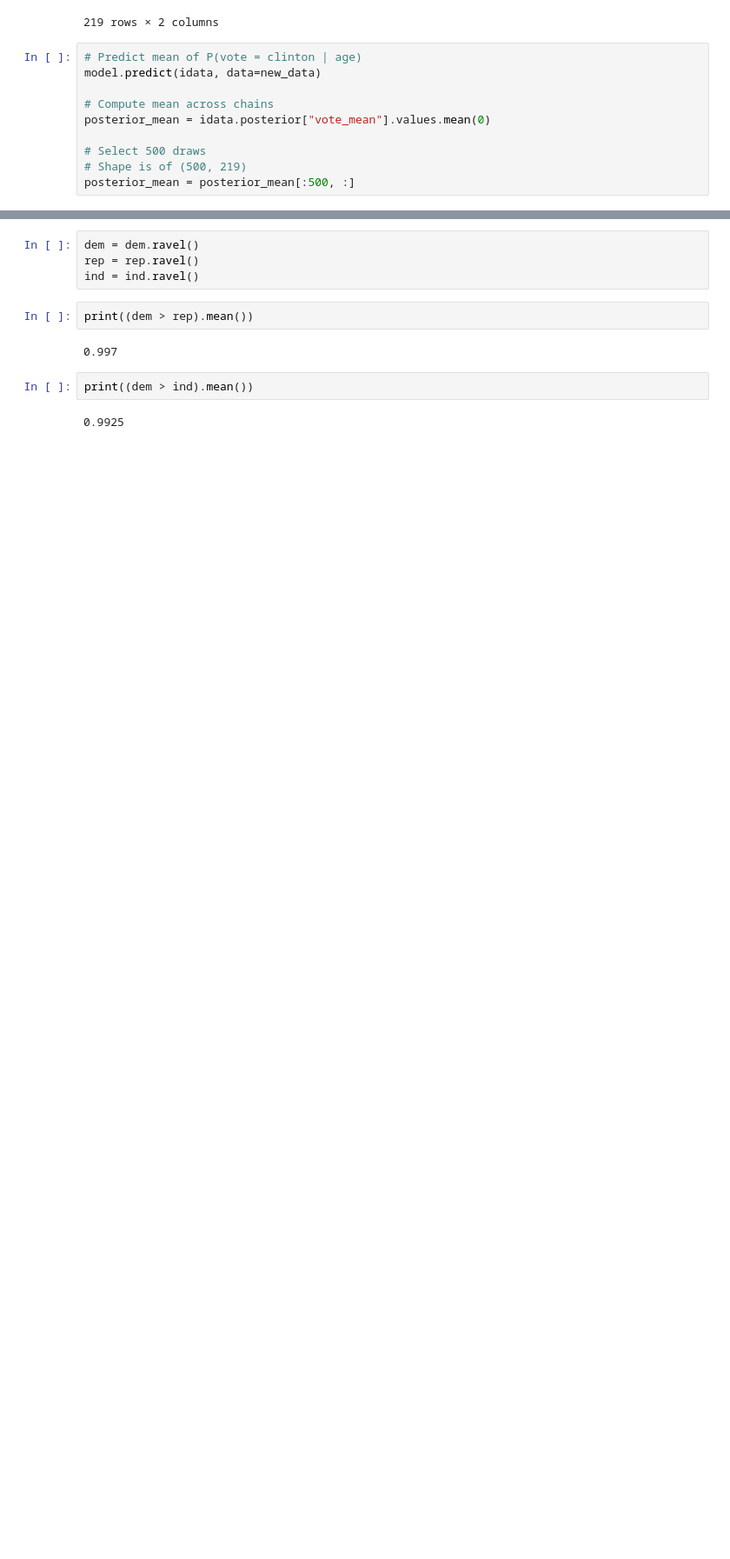
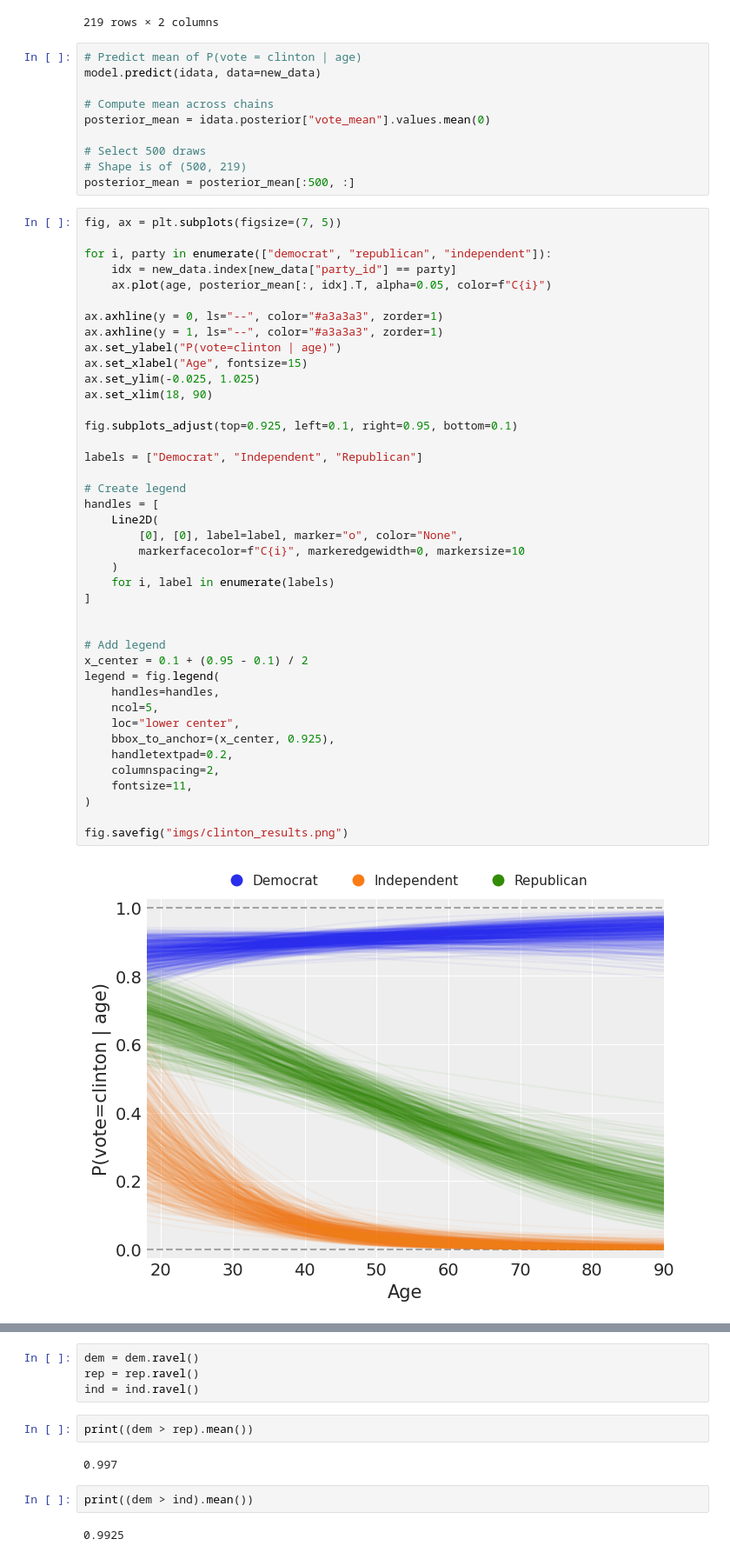
Before and after one commit to bambinos/paper, a Jupyter notebook: original/02_logistic_regression.ipynb, the cells around one changed output, grey strips where cells are left out. Shown at 87% size. Saved outputs shown, nothing was run; the diff lists cells and outputs as text; blank space fills up the shorter version.

```diff
--- a/original/02_logistic_regression.ipynb
+++ b/original/02_logistic_regression.ipynb
@@ -111,4 +108,47 @@ posterior_mean = idata.posterior["vote_mean"].values.mean(0)
 # Select 500 draws
 # Shape is of (500, 219)
 posterior_mean = posterior_mean[:500, :]
+# %%
+fig, ax = plt.subplots(figsize=(7, 5))
+
+for i, party in enumerate(["democrat", "republican", "independent"]):
+    idx = new_data.index[new_data["party_id"] == party]
+    ax.plot(age, posterior_mean[:, idx].T, alpha=0.05, color=f"C{i}")
+
+ax.axhline(y = 0, ls="--", color="#a3a3a3", zorder=1)
+ax.axhline(y = 1, ls="--", color="#a3a3a3", zorder=1)
+ax.set_ylabel("P(vote=clinton | age)")
+ax.set_xlabel("Age", fontsize=15)
+ax.set_ylim(-0.025, 1.025)
+ax.set_xlim(18, 90)
+
+fig.subplots_adjust(top=0.925, left=0.1, right=0.95, bottom=0.1)
+
+labels = ["Democrat", "Independent", "Republican"]
+
+# Create legend
+handles = [
+    Line2D(
+        [0], [0], label=label, marker="o", color="None",
+        markerfacecolor=f"C{i}", markeredgewidth=0, markersize=10
+    )
+    for i, label in enumerate(labels)
+]
+
+
+# Add legend
+x_center = 0.1 + (0.95 - 0.1) / 2
+legend = fig.legend(
+    handles=handles,
+    ncol=5,
+    loc="lower center",
+    bbox_to_anchor=(x_center, 0.925),
+    handletextpad=0.2,
+    columnspacing=2,
+    fontsize=11,
+)
+
+fig.savefig("imgs/clinton_results.png")
+# %% [output]
+[figure, added]
 # %%
```
Also changed, not shown: parts of 9 cells of this notebook, 3 other files.
